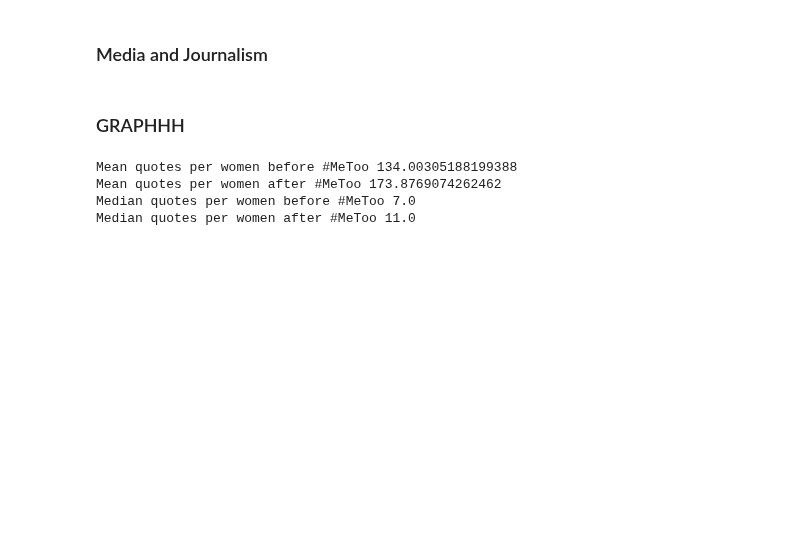
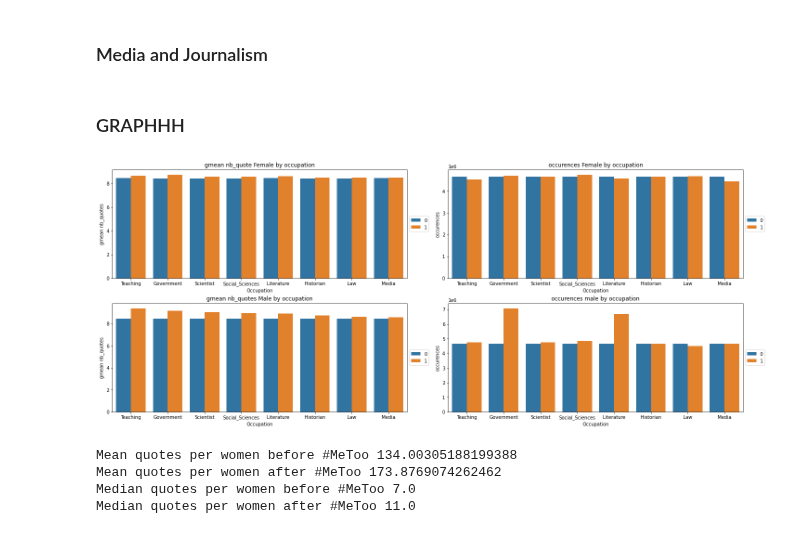
Before and after one commit to janougome/ADA-team, a Jupyter notebook: Milestone3.ipynb, the cells around one changed output. Drawn from its saved outputs; the diff is of its cells as text; code cells hidden in the pictures; blank space fills up the shorter version.

Commit message:
graphes ebauche

```diff
--- a/Milestone3.ipynb
+++ b/Milestone3.ipynb
@@ -452,3 +483,44 @@ balanced_media = pd.concat([pd.read_json(DATA_FOLDER + 'results/balanced_Media_a
+# %%
+dfF=pd.DataFrame(befF+afterF)
+dfF.rename(columns={0: 'Occupation', 1: 'gmean', 2: 'Occurences', 3:"Label",4: 'Gender'}, inplace=True)
+dfF.replace({"Teaching_and_Education": "Teaching",
+             "Social_Sciences_and_Ethnology":"Social_Sciences",
+            "Media_and_Journalism":"Media"},inplace=True)
+
+dfM=pd.DataFrame(befM+afterM)
+dfM.rename(columns={0: 'Occupation', 1: 'gmean', 2: 'Occurences', 3:"Label",4: 'Gender'}, inplace=True)
+dfM.replace({"Teaching_and_Education": "Teaching",
+             "Social_Sciences_and_Ethnology":"Social_Sciences",
+            "Media_and_Journalism":"Media"},inplace=True)
+# %%
+fig, ax = plt.subplots(nrows=2, ncols=2, constrained_layout=True, figsize=(20, 8))
+
+sns.barplot(ax=ax[0,0],x = dfF['Occupation'], y = dfF['gmean'], hue = dfF['Label'], data = dfF)
+#ax.set(yscale="log");
+ax[0,0].set(ylabel='gmean nb_quotes')
+ax[0,0].legend(loc='center left', bbox_to_anchor=(1, 0.5))
+ax[0,0].set_title('gmean nb_quote Female by occupation');
+
+sns.barplot(ax=ax[1,0], x = dfM['Occupation'], y = dfM['gmean'], hue = dfM['Label'], data = dfM)
+#ax.set(yscale="log");
+ax[1,0].set(ylabel='gmean nb_quotes')
+ax[1,0].legend(loc='center left', bbox_to_anchor=(1, 0.5))
+ax[1,0].set_title('gmean nb_quotes Male by occupation');
+
+
+sns.barplot(ax=ax[0,1],x = dfF['Occupation'], y = dfF['Occurences'], hue = dfF['Label'], data = dfF)
+#ax.set(yscale="log");
+ax[0,1].set(ylabel='occurences')
+ax[0,1].legend(loc='center left', bbox_to_anchor=(1, 0.5))
+ax[0,1].set_title('occurences Female by occupation');
+
+sns.barplot(ax=ax[1,1],x = dfM['Occupation'], y = dfM['Occurences'], hue = dfM['Label'], data = dfM)
+#ax.set(yscale="log");
+ax[1,1].set(ylabel='occurences')
+ax[1,1].legend(loc='center left', bbox_to_anchor=(1, 0.5))
+ax[1,1].set_title('occurences male by occupation');
+# %% [output]
+[figure, added]
 # %%
 DATA_FOLDER_RESULT = 'data/results/'
 BALANCED_DATA_BY_GENDER = DATA_FOLDER_RESULT + 'balanced_dataset_by_gender.json.bz2'
```
Also changed, not shown: parts of 3 cells of this notebook.
